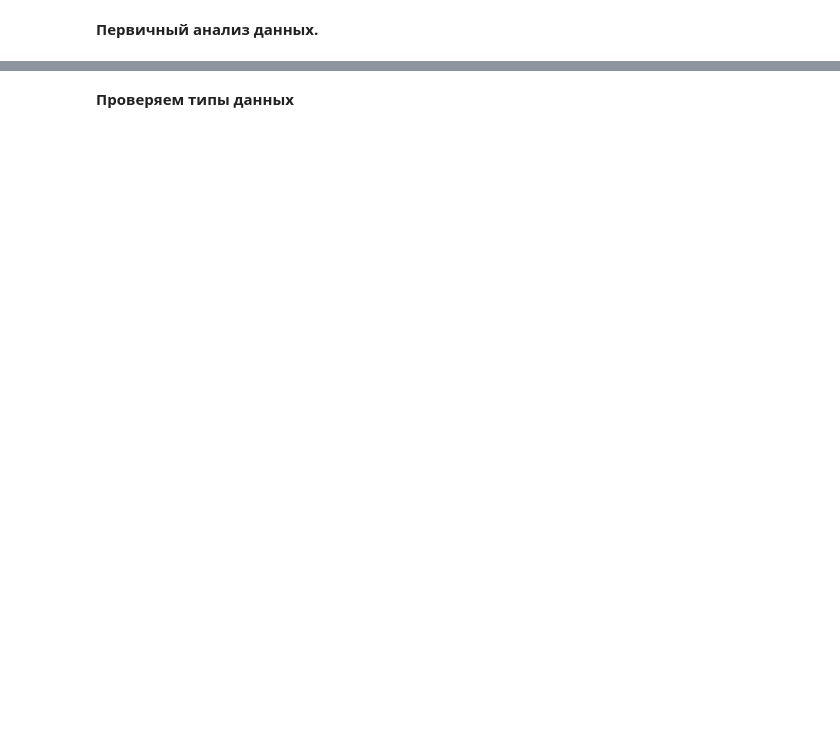
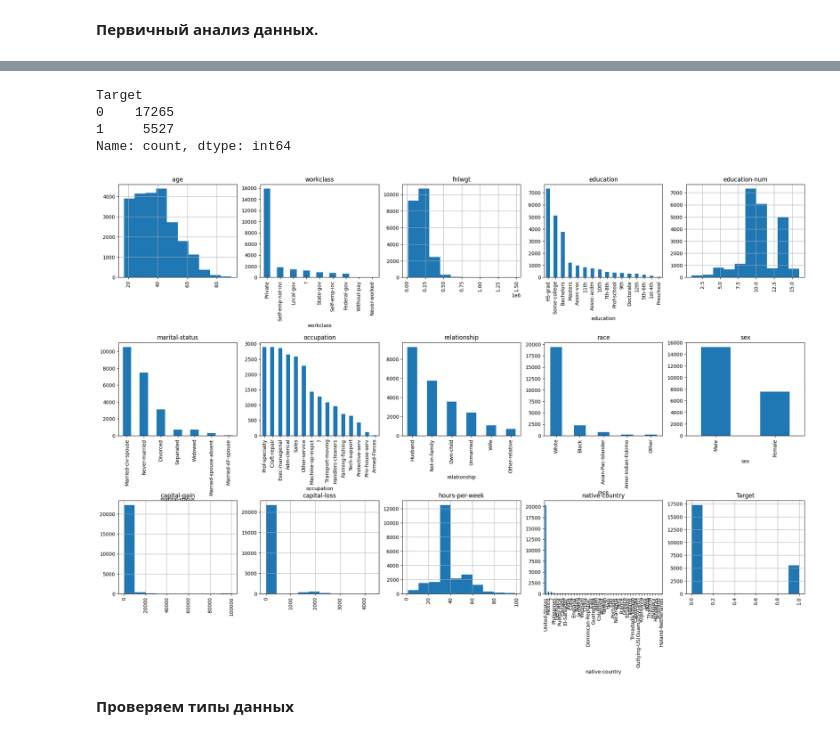
Before and after one commit to akiyoss-git/ods_hw, a Jupyter notebook: hw3.ipynb, the cells around one changed output, grey strips where cells are left out. Drawn from its saved outputs; the diff is of its cells as text; code cells hidden in the pictures; blank space fills up the shorter version.

```diff
--- a/hw3.ipynb
+++ b/hw3.ipynb
@@ -248,2 +244,9 @@ data_test = pd.read_csv('../../data/adult_test.csv', sep=';')
+# %%
+data = pd.read_csv('./data/adult.data.csv', sep=',')
+data.rename(columns={'salary': 'Target'}, inplace=True)
+data.Target = data.Target.astype('category').cat.codes
+# %%
+from sklearn.model_selection import train_test_split
+data_train, data_test = train_test_split(data, test_size=0.3, random_state=42)
 # %%
 data_test.tail()
@@ -250,14 +260,3 @@ data_test.tail()
-# %%
-# необходимо убрать строки с неправильными метками в тестовой выборке
-data_test = data_test[(data_test['Target'] == ' >50K.')
-                      | (data_test['Target']==' <=50K.')]
-
-# перекодируем target в числовое поле
-data_train.at[data_train['Target'] == ' <=50K', 'Target'] = 0
-data_train.at[data_train['Target'] == ' >50K', 'Target'] = 1
-
-data_test.at[data_test['Target'] == ' <=50K.', 'Target'] = 0
-data_test.at[data_test['Target'] == ' >50K.', 'Target'] = 1
 # %% [markdown]
 **Первичный анализ данных.**
 # %%
@@ -265,18 +281,25 @@ data_test.describe(include='all').T
 # %%
 data_train['Target'].value_counts()
+# %% [output]
+Target
+0    17265
+1     5527
+Name: count, dtype: int64
 # %%
 fig = plt.figure(figsize=(25, 15))
 cols = 5
 rows = np.ceil(float(data_train.shape[1]) / cols)
 for i, column in enumerate(data_train.columns):
-    ax = fig.add_subplot(rows, cols, i + 1)
+    ax = fig.add_subplot(int(rows), cols, i + 1)
     ax.set_title(column)
-    if data_train.dtypes[column] == np.object:
-        data_train[column].value_counts().plot(kind="bar", axes=ax)
+    if data.dtypes[column] == object:
+        data[column].value_counts().plot(kind="bar", axes=ax)
     else:
-        data_train[column].hist(axes=ax)
+        data[column].hist(axes=ax)
         plt.xticks(rotation="vertical")
 plt.subplots_adjust(hspace=0.7, wspace=0.2)
+# %% [output]
+[figure, added]
 # %% [markdown]
 **Проверяем типы данных**
 # %%
```
Also changed, not shown: parts of 52 cells of this notebook.
